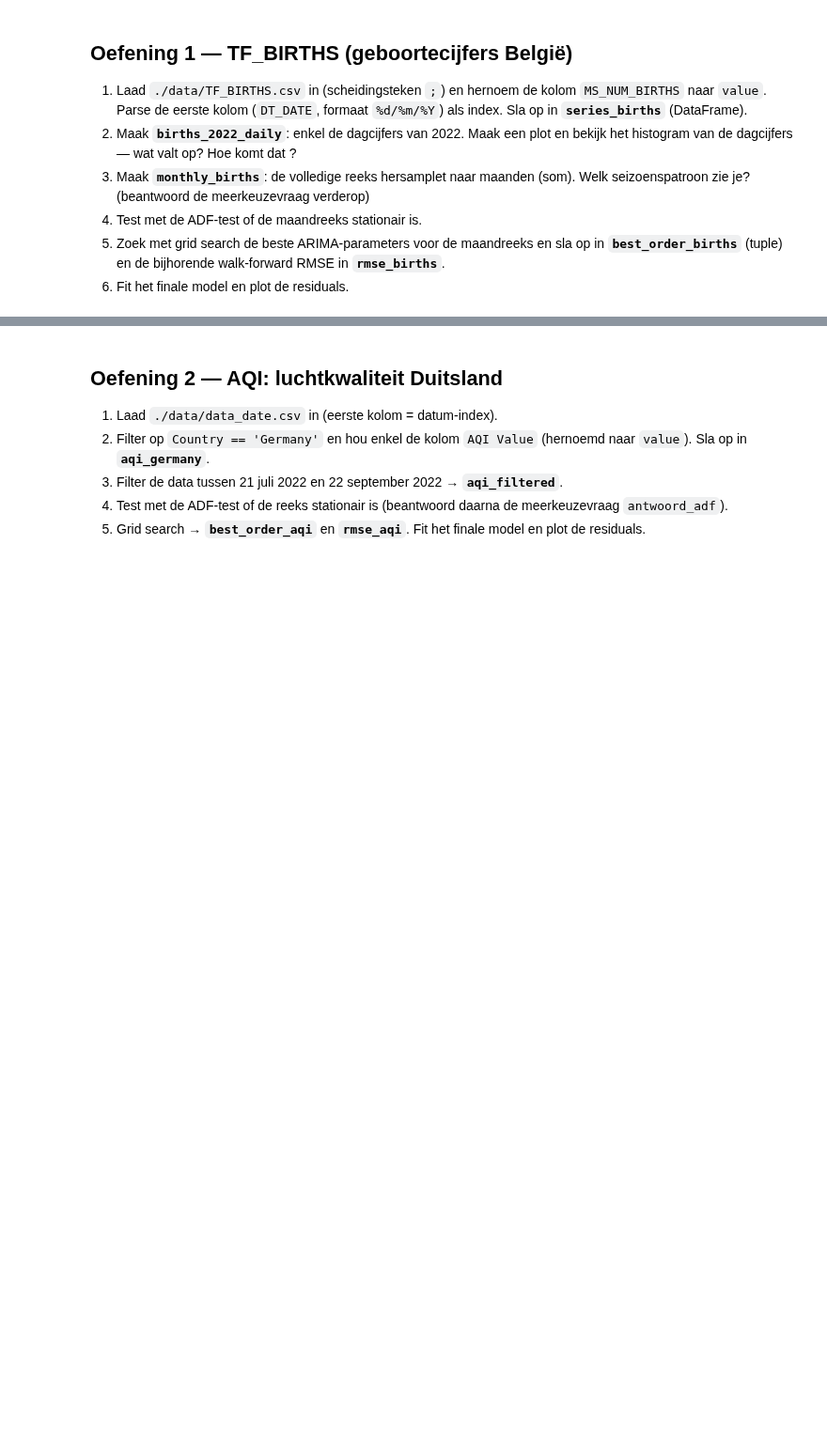
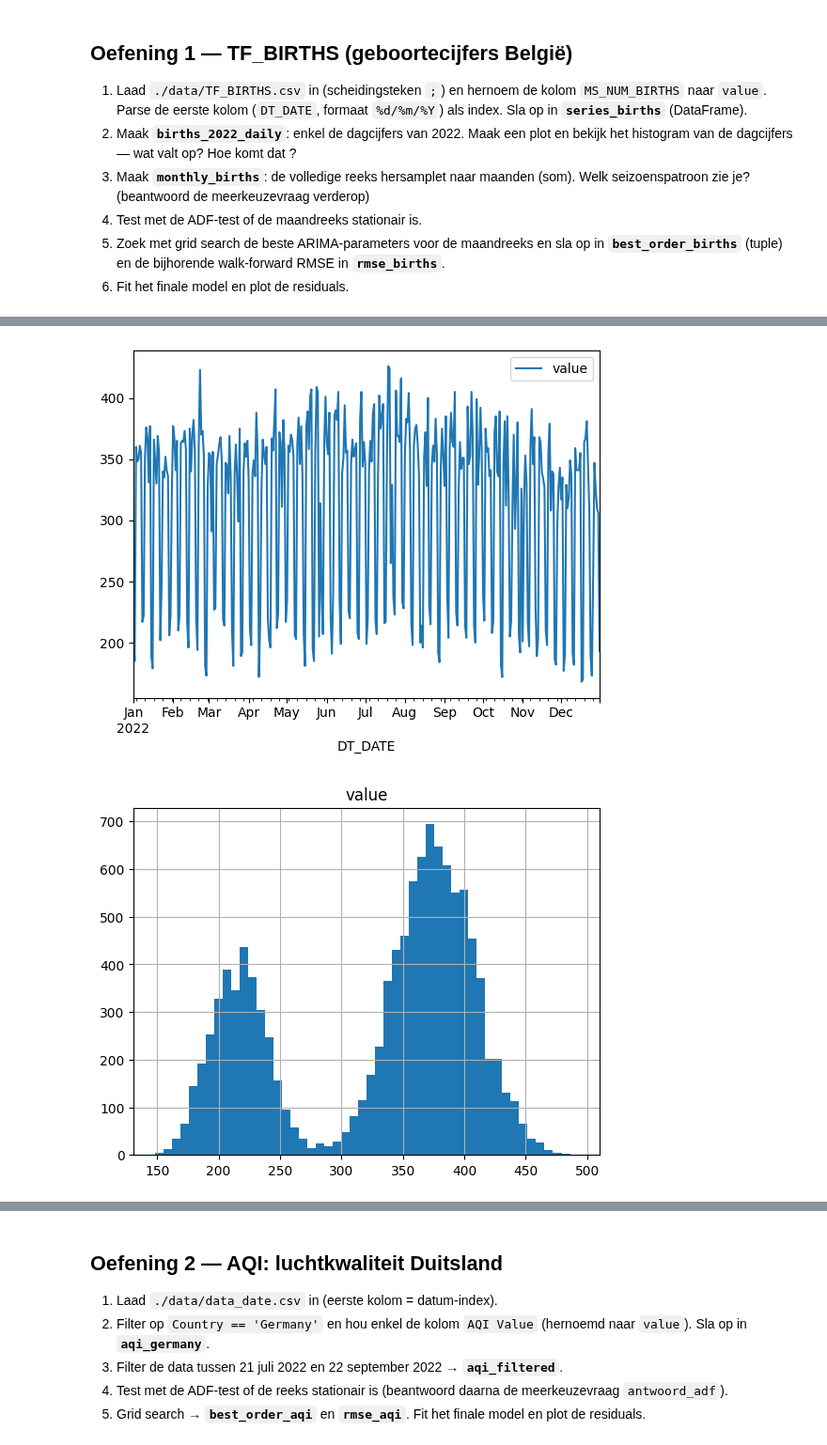
Before and after one commit to tijsleyssens1/ML-Algo-student, a Jupyter notebook: exercises_with_checks/week04/arima_checkpoint_opgave.ipynb, the cells around one changed output, grey strips where cells are left out. Shown at 94% size. Saved outputs shown, nothing was run; the diff lists cells and outputs as text; code cells hidden in the pictures; blank space fills up the shorter version.

```diff
--- a/exercises_with_checks/week04/arima_checkpoint_opgave.ipynb
+++ b/exercises_with_checks/week04/arima_checkpoint_opgave.ipynb
@@ -78,3 +78,7 @@ q_values = [0, 1]
 6. Fit het finale model en plot de residuals.
 # %%
 # TODO: vul hier je oplossing in (zie opdracht hierboven)
+# 1
+series_births = pd.read_csv("data/TF_BIRTHS.csv", header=0, sep=";", parse_dates=["DT_DATE"], date_format={"DT_DATE": "%d/%m/%Y"}, index_col="DT_DATE")
+series_births = series_births.rename(columns={"MS_NUM_BIRTHS": "value"})
+series_births
@@ -80,0 +100,13 @@ q_values = [0, 1]
+# %%
+# 2
+births_2022_daily = series_births.loc["2022-1-1":"2022-12-31"]
+births_2022_daily.plot()
+plt.show()
+
+series_births.hist(bins=50)
+plt.show()
+births_2022_daily.hist(bins=50)
+plt.show()
+# %% [output]
+[figure, added]
+[figure, added]
```
Also changed, not shown: parts of 14 cells of this notebook.
